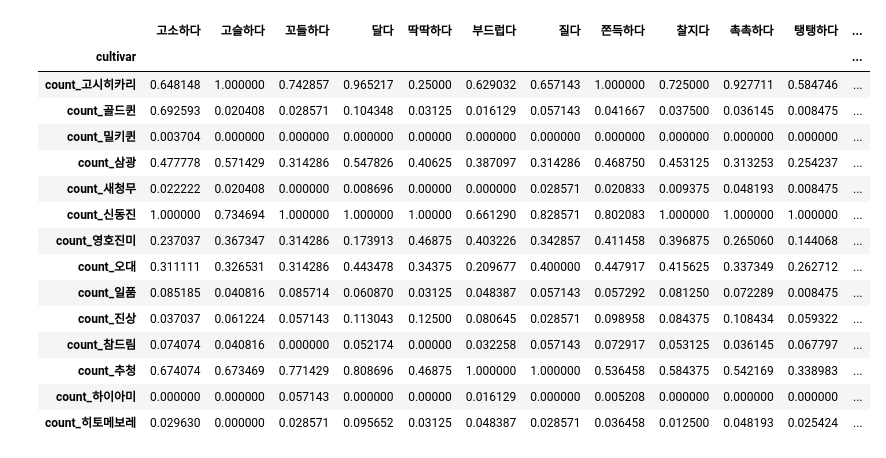
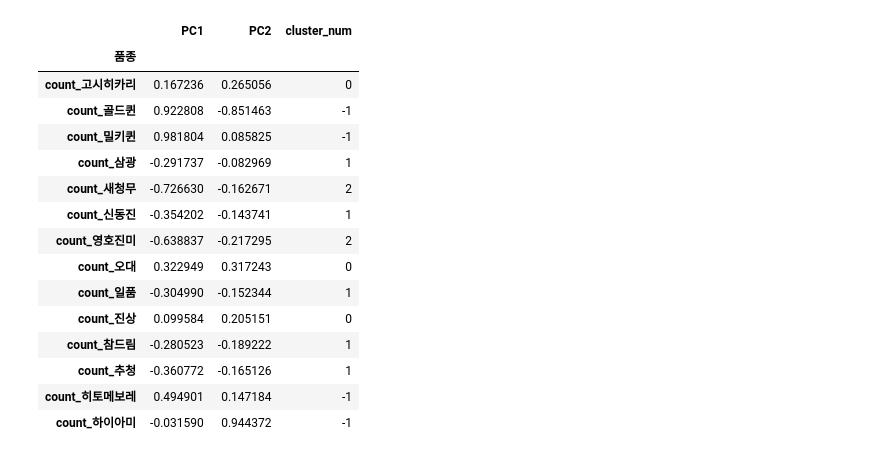
Before and after one commit to csh01470/TIL_Python, a Jupyter notebook: Script/20210825_01.ipynb, the cells around one changed output. Saved outputs shown, nothing was run; the diff lists cells and outputs as text; code cells hidden in the pictures.

```diff
--- a/Script/20210825_01.ipynb
+++ b/Script/20210825_01.ipynb
@@ -15,11 +19,11 @@ warnings.filterwarnings(action='ignore')
 # %%
 #01. 데이터셋 호출 및 전처리하기.
 #(1) 데이터셋 불러오기
-cultivar_dataset = pd.read_excel('../data/nlp/cultivar_indicator_scaling_T.xlsx')
+cultivar_dataset = pd.read_excel('../data/nlp/cultivar_indicator_scaling_backup.xlsx')
 
 #(2) 데이터셋의 cultivar 컬럼 인덱스로 설정하기.
-cultivar_dataset.rename(columns={'Unnamed: 0':'cultivar'}, inplace=True)
-cultivar_dataset.set_index('cultivar', inplace=True)
+#cultivar_dataset.rename(columns={'Unnamed: 0':'indicator', '숙기_numbering':'숙기'}, inplace=True)
+cultivar_dataset.set_index('품종', inplace=True)
 
 #(3) 결과 확인하기.
 cultivar_dataset
@@ -42,0 +57,7 @@ cultivar_dataset
+# %%
+#02. 데이터셋 PCA 처리하기.
+#(1) 주성분 분석을 통해 2차원으로 축소하기.
+pca = PCA(n_components=2, random_state=2021)
+cultivar_dataset_pca = pca.fit_transform(cultivar_dataset)
+cultivar_dataset_pca = pd.DataFrame(cultivar_dataset_pca, columns=['PC1','PC2'], index=cultivar_dataset.index)
+cultivar_dataset_pca
@@ -43,30 +99,27 @@ cultivar_dataset
 # %%
-#03. k-means 모델로 군집화하기.
-#(1) k-means 모델 객체 정의하기.
-kmeans_model = DBSCAN(min_samples=2, eps=0.5)
+#03. DBSCAN 모델로 군집화하기.
+#(1) 객체 정의하기.
+DBSCAN_model = DBSCAN(min_samples=2, eps=0.24)
 
 #(2) 데이터셋에 군집 번호 컬럼 추가하기.
-cultivar_dataset['cluster_num'] = kmeans_model.fit_predict(cultivar_dataset)
+cultivar_dataset_pca['cluster_num'] = DBSCAN_model.fit_predict(cultivar_dataset_pca)
 
-#(4) 행 별 실루엣 계수 컬럼 추가하기.
-#cultivar_dataset['silhouette_coef'] = silhouette_samples(cultivar_dataset.iloc[:,:12], cultivar_dataset['cluster_num'])
-
-#(5) 처리 결과 확인하기.
-cultivar_dataset
+#(3) 처리 결과 확인하기.
+cultivar_dataset_pca
 # %% [output]
-|  | 고소하다 | 고슬하다 | 꼬들하다 | 달다 | 딱딱하다 | 부드럽다 | 질다 | 쫀득하다 | 찰지다 | 촉촉하다 | 탱탱하다 | ... |
-| cultivar |  |  |  |  |  |  |  |  |  |  |  | ... |
-| count_고시히카리 | 0.648148 | 1.000000 | 0.742857 | 0.965217 | 0.25000 | 0.629032 | 0.657143 | 1.000000 | 0.725000 | 0.927711 | 0.584746 | ... |
-| count_골드퀸 | 0.692593 | 0.020408 | 0.028571 | 0.104348 | 0.03125 | 0.016129 | 0.057143 | 0.041667 | 0.037500 | 0.036145 | 0.008475 | ... |
-| count_밀키퀸 | 0.003704 | 0.000000 | 0.000000 | 0.000000 | 0.00000 | 0.000000 | 0.000000 | 0.000000 | 0.000000 | 0.000000 | 0.000000 | ... |
-| count_삼광 | 0.477778 | 0.571429 | 0.314286 | 0.547826 | 0.40625 | 0.387097 | 0.314286 | 0.468750 | 0.453125 | 0.313253 | 0.254237 | ... |
-| count_새청무 | 0.022222 | 0.020408 | 0.000000 | 0.008696 | 0.00000 | 0.000000 | 0.028571 | 0.020833 | 0.009375 | 0.048193 | 0.008475 | ... |
-| count_신동진 | 1.000000 | 0.734694 | 1.000000 | 1.000000 | 1.00000 | 0.661290 | 0.828571 | 0.802083 | 1.000000 | 1.000000 | 1.000000 | ... |
-| count_영호진미 | 0.237037 | 0.367347 | 0.314286 | 0.173913 | 0.46875 | 0.403226 | 0.342857 | 0.411458 | 0.396875 | 0.265060 | 0.144068 | ... |
-| count_오대 | 0.311111 | 0.326531 | 0.314286 | 0.443478 | 0.34375 | 0.209677 | 0.400000 | 0.447917 | 0.415625 | 0.337349 | 0.262712 | ... |
-| count_일품 | 0.085185 | 0.040816 | 0.085714 | 0.060870 | 0.03125 | 0.048387 | 0.057143 | 0.057292 | 0.081250 | 0.072289 | 0.008475 | ... |
-| count_진상 | 0.037037 | 0.061224 | 0.057143 | 0.113043 | 0.12500 | 0.080645 | 0.028571 | 0.098958 | 0.084375 | 0.108434 | 0.059322 | ... |
-| count_참드림 | 0.074074 | 0.040816 | 0.000000 | 0.052174 | 0.00000 | 0.032258 | 0.057143 | 0.072917 | 0.053125 | 0.036145 | 0.067797 | ... |
-| count_추청 | 0.674074 | 0.673469 | 0.771429 | 0.808696 | 0.46875 | 1.000000 | 1.000000 | 0.536458 | 0.584375 | 0.542169 | 0.338983 | ... |
-| count_하이아미 | 0.000000 | 0.000000 | 0.057143 | 0.000000 | 0.00000 | 0.016129 | 0.000000 | 0.005208 | 0.000000 | 0.000000 | 0.000000 | ... |
-| count_히토메보레 | 0.029630 | 0.000000 | 0.028571 | 0.095652 | 0.03125 | 0.048387 | 0.028571 | 0.036458 | 0.012500 | 0.048193 | 0.025424 | ... |
+|  | PC1 | PC2 | cluster_num |
+| 품종 |  |  |  |
+| count_고시히카리 | 0.167236 | 0.265056 | 0 |
+| count_골드퀸 | 0.922808 | -0.851463 | -1 |
+| count_밀키퀸 | 0.981804 | 0.085825 | -1 |
+| count_삼광 | -0.291737 | -0.082969 | 1 |
+| count_새청무 | -0.726630 | -0.162671 | 2 |
+| count_신동진 | -0.354202 | -0.143741 | 1 |
+| count_영호진미 | -0.638837 | -0.217295 | 2 |
+| count_오대 | 0.322949 | 0.317243 | 0 |
+| count_일품 | -0.304990 | -0.152344 | 1 |
+| count_진상 | 0.099584 | 0.205151 | 0 |
+| count_참드림 | -0.280523 | -0.189222 | 1 |
+| count_추청 | -0.360772 | -0.165126 | 1 |
+| count_히토메보레 | 0.494901 | 0.147184 | -1 |
+| count_하이아미 | -0.031590 | 0.944372 | -1 |
```
Also changed, not shown: parts of 11 cells of this notebook, 2 other files.
